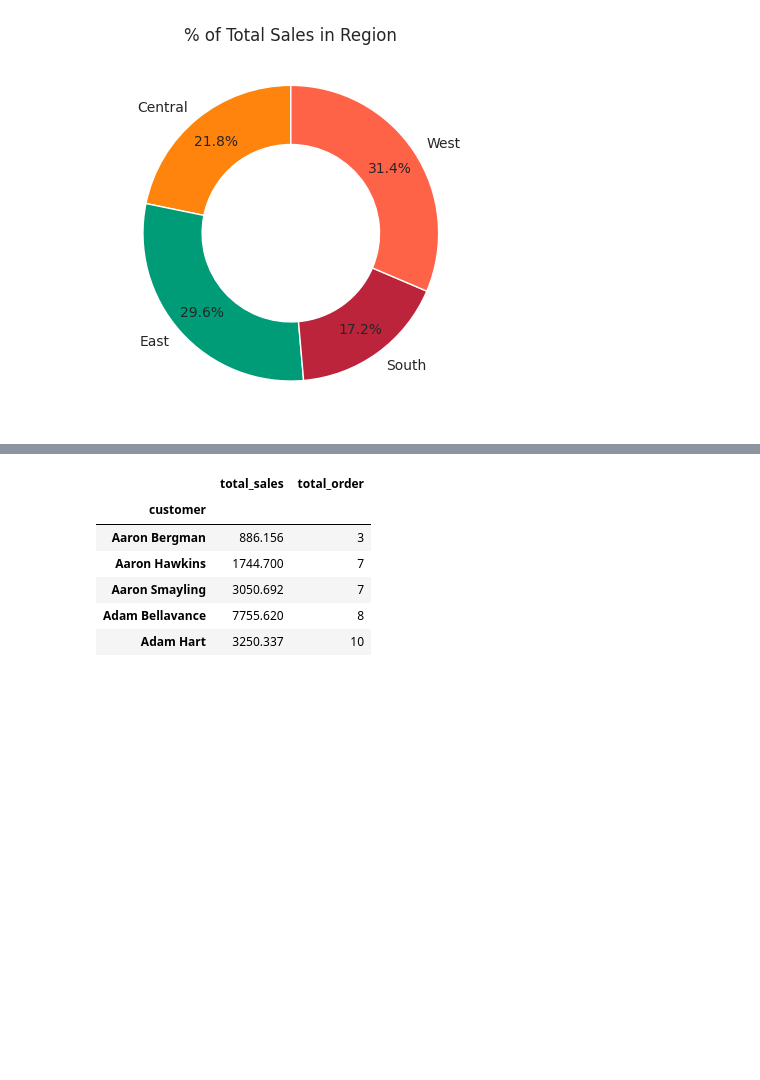
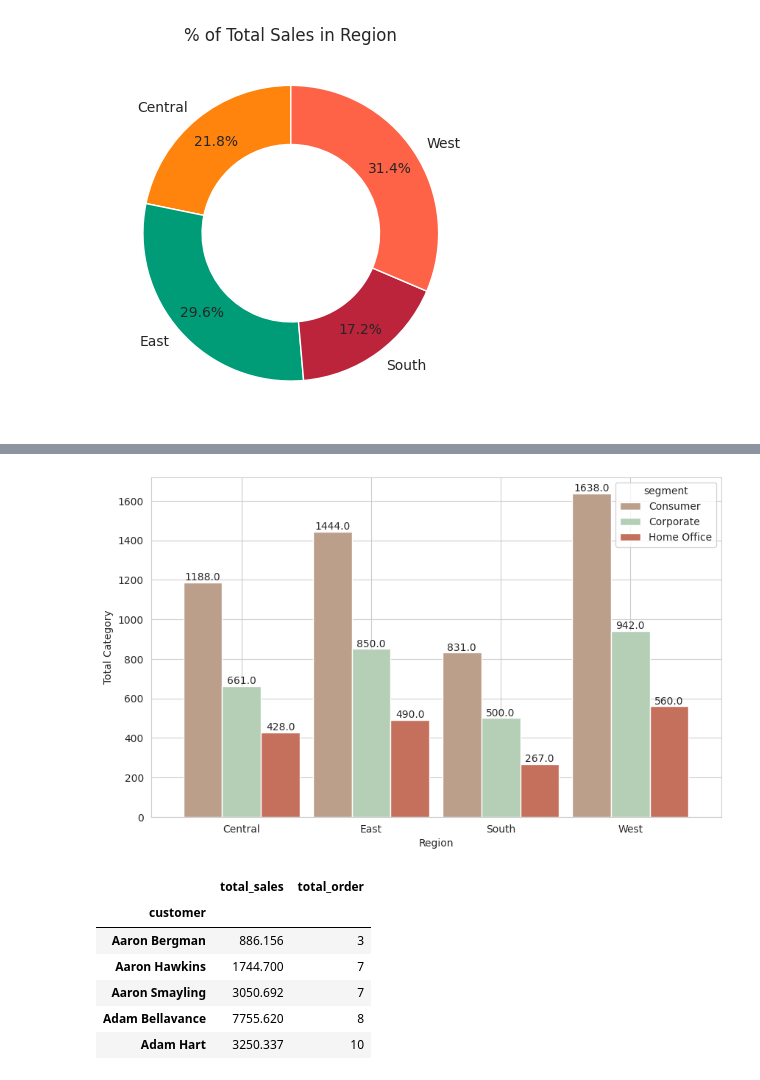
Before and after one commit to Xeroniter/Air, a Jupyter notebook: Carrera/Lab 01.ipynb, the cells around one changed output, grey strips where cells are left out. Saved outputs shown, nothing was run; the diff lists cells and outputs as text; code cells hidden in the pictures; blank space fills up the shorter version.

```diff
--- a/Carrera/Lab 01.ipynb
+++ b/Carrera/Lab 01.ipynb
@@ -189,0 +209,4 @@ pieplot(
+# %%
+regional = origin.groupby(["region", "segment"])[["segment"]].count()
+
+regional.iloc[:5]
@@ -190,3 +221,9 @@ pieplot(
+# %%
+regi = regional.segment.unstack()
+
+barplot(regi, figsize=(10, 6), width=0.9, xlabel="Region", ylabel="Total Category")
+# %% [output]
+[figure, added]
 # %%
 customer = origin.groupby("customer").agg({
   "sales":"sum", "order_id":"nunique"
```
Also changed, not shown: parts of 9 cells of this notebook.
